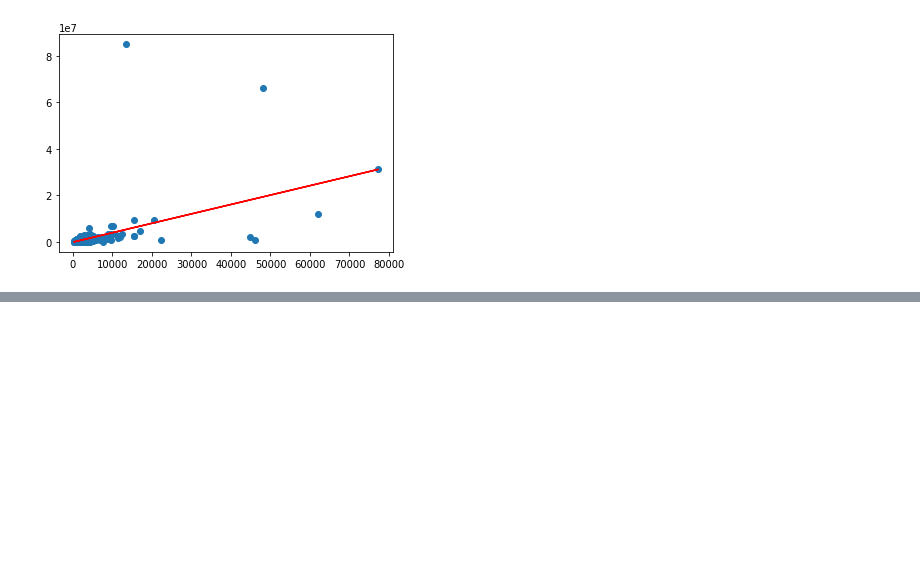
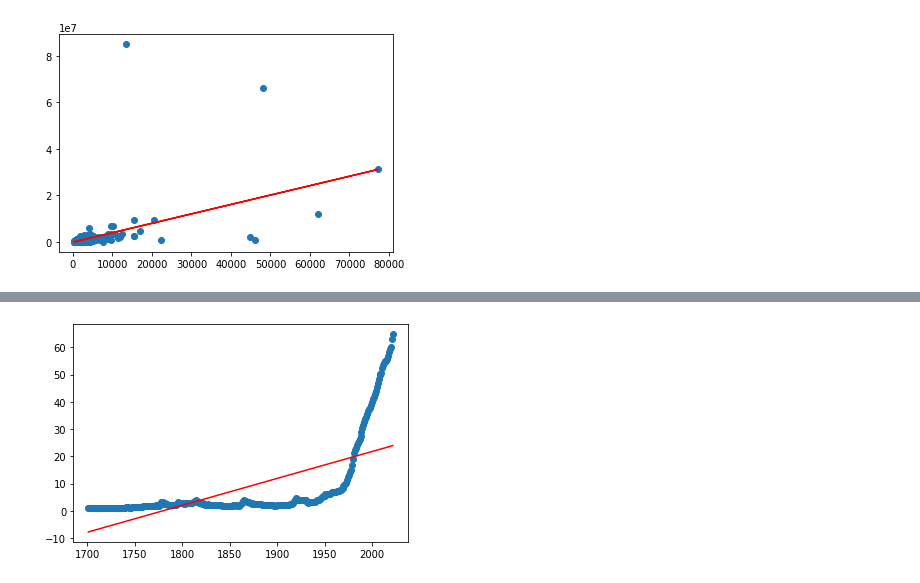
Before and after one commit to mstegmuller/Group_10_Project, a Jupyter notebook: Deliverable2.1_Machine_Learning.ipynb, the cells around one changed output, grey strips where cells are left out. Saved outputs shown, nothing was run; the diff lists cells and outputs as text; code cells hidden in the pictures; blank space fills up the shorter version.

```diff
--- a/Deliverable2.1_Machine_Learning.ipynb
+++ b/Deliverable2.1_Machine_Learning.ipynb
@@ -375,0 +546,4 @@ plt.show()
+# %%
+y = dfInflation_amount6.amount
+# %%
+model = LinearRegression()
@@ -375,0 +559,6 @@ plt.show()
+# %%
+plt.scatter(X, y)
+plt.plot(X, y_pred, color='red')
+plt.show()
+# %% [output]
+[figure, added]
```
Also changed, not shown: parts of 56 cells of this notebook.
